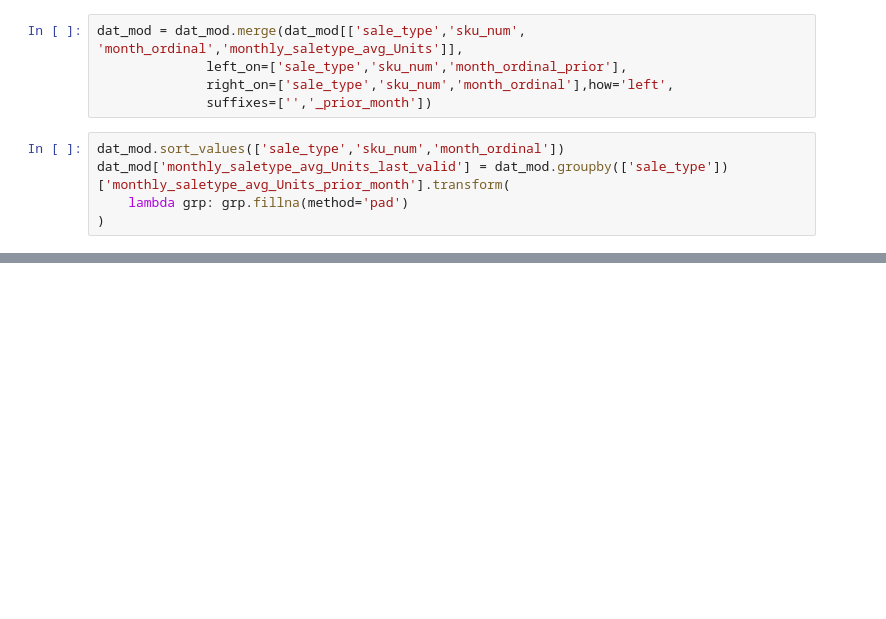
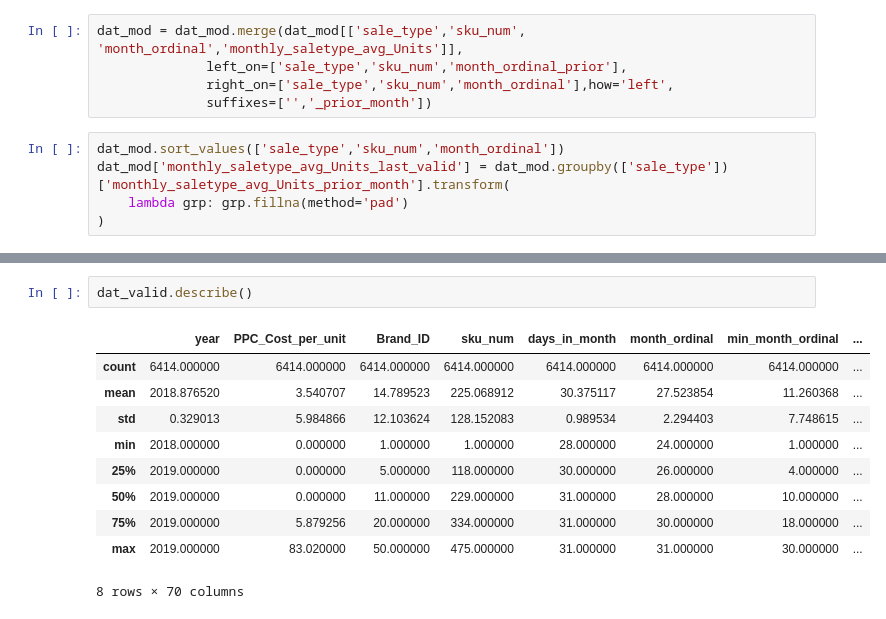
Before and after one commit to zacharmentrout/thrasio, a Jupyter notebook: thrasio1.ipynb, the cells around one changed output, grey strips where cells are left out. Drawn from its saved outputs; the diff is of its cells as text; blank space fills up the shorter version.

```diff
--- a/thrasio1.ipynb
+++ b/thrasio1.ipynb
@@ -364,0 +628,13 @@ features_mod2 = ['log_Units_last_valid']
+# %%
+dat_valid.describe()
+# %% [output]
+|  | year | PPC_Cost_per_unit | Brand_ID | sku_num | days_in_month | month_ordinal | min_month_ordinal | ... |
+| count | 6414.000000 | 6414.000000 | 6414.000000 | 6414.000000 | 6414.000000 | 6414.000000 | 6414.000000 | ... |
+| mean | 2018.876520 | 3.540707 | 14.789523 | 225.068912 | 30.375117 | 27.523854 | 11.260368 | ... |
+| std | 0.329013 | 5.984866 | 12.103624 | 128.152083 | 0.989534 | 2.294403 | 7.748615 | ... |
+| min | 2018.000000 | 0.000000 | 1.000000 | 1.000000 | 28.000000 | 24.000000 | 1.000000 | ... |
+| 25% | 2019.000000 | 0.000000 | 5.000000 | 118.000000 | 30.000000 | 26.000000 | 4.000000 | ... |
+| 50% | 2019.000000 | 0.000000 | 11.000000 | 229.000000 | 31.000000 | 28.000000 | 10.000000 | ... |
+| 75% | 2019.000000 | 5.879256 | 20.000000 | 334.000000 | 31.000000 | 30.000000 | 18.000000 | ... |
+| max | 2019.000000 | 83.020000 | 50.000000 | 475.000000 | 31.000000 | 31.000000 | 30.000000 | ... |
+8 rows × 70 columns
```
Also changed, not shown: parts of 64 cells of this notebook.
